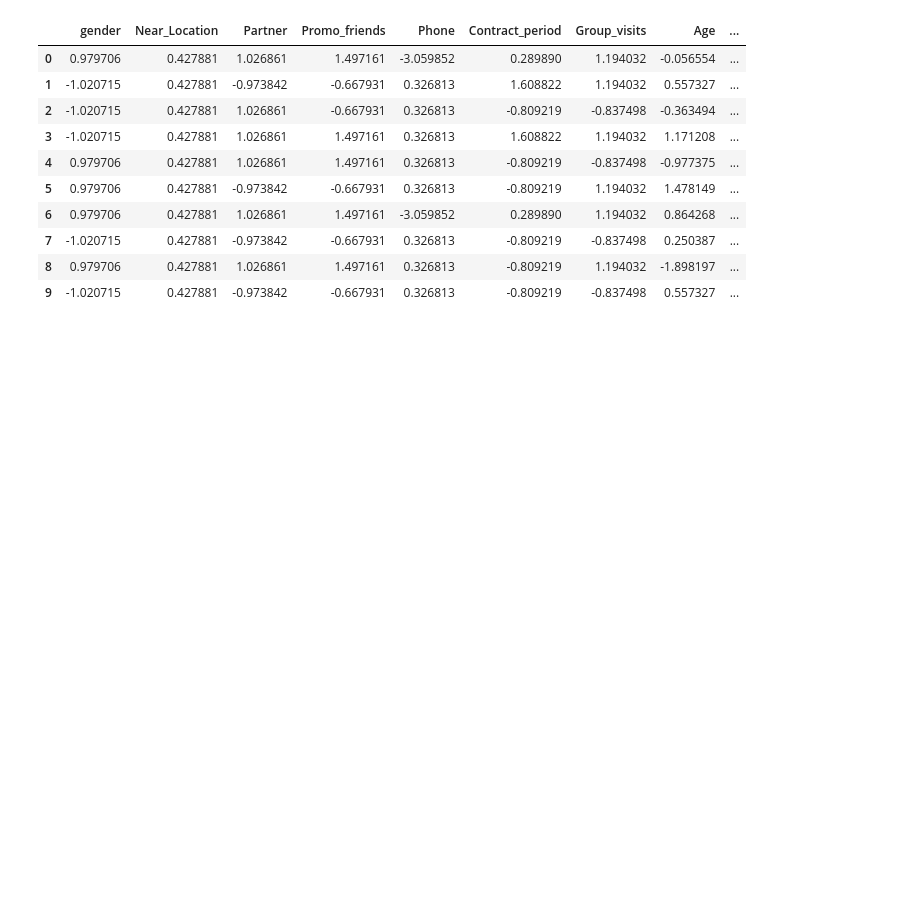
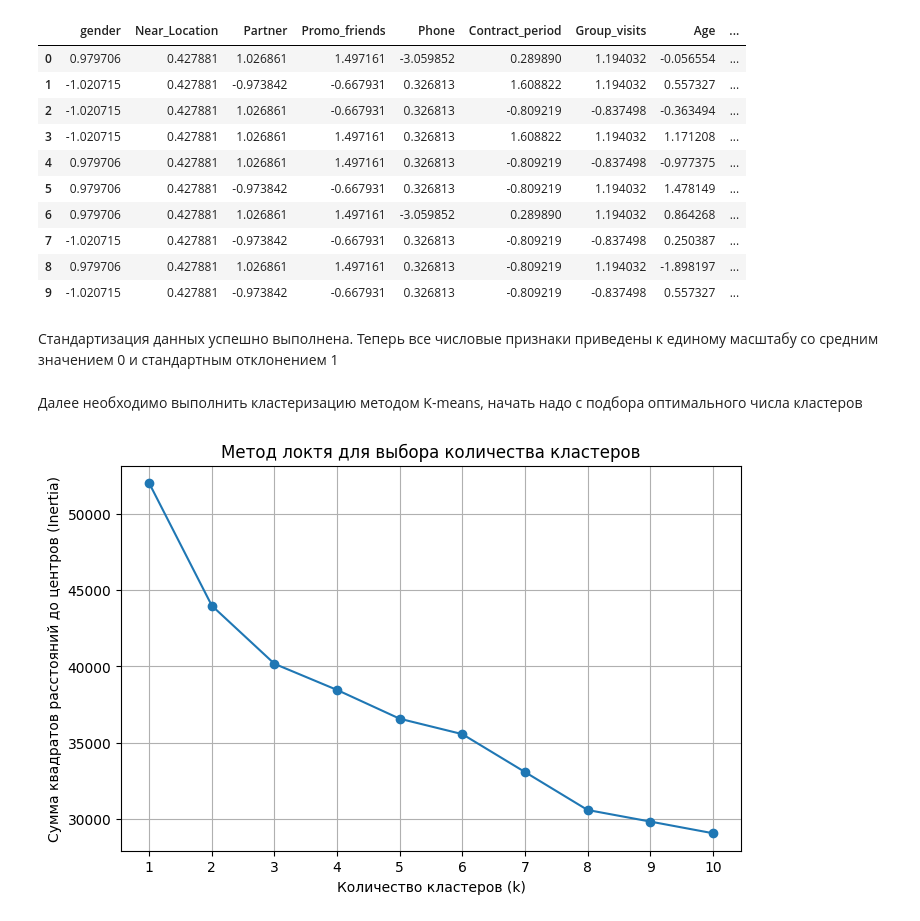
Before and after one commit to aarakova/AD, a Jupyter notebook: ЛР4_Ракова_15.ipynb, the cells around one changed output. Cells and saved outputs as stored; diff of their text form; code cells hidden in the pictures; blank space fills up the shorter version.

```diff
--- a/ЛР4_Ракова_15.ipynb
+++ b/ЛР4_Ракова_15.ipynb
@@ -118,3 +118,31 @@ scaled_df.head(10)
 | 7 | -1.020715 | 0.427881 | -0.973842 | -0.667931 | 0.326813 | -0.809219 | -0.837498 | 0.250387 | ... |
 | 8 | 0.979706 | 0.427881 | 1.026861 | 1.497161 | 0.326813 | -0.809219 | 1.194032 | -1.898197 | ... |
 | 9 | -1.020715 | 0.427881 | -0.973842 | -0.667931 | 0.326813 | -0.809219 | -0.837498 | 0.557327 | ... |
+# %% [markdown]
+Стандартизация данных успешно выполнена. Теперь все числовые признаки приведены к единому масштабу со средним значением 0 и стандартным отклонением 1
+# %% [markdown]
+Далее необходимо выполнить кластеризацию методом K-means, начать надо с подбора оптимального числа кластеров
+# %%
+from sklearn.cluster import KMeans
+import numpy as np
+
+# Подбор оптимального количества кластеров методом локтя
+inertia = []
+k_range = range(1, 11)
+
+for k in k_range:
+    kmeans = KMeans(n_clusters=k, random_state=42)
+    kmeans.fit(scaled_df.drop(columns=["Churn"]))
+    inertia.append(kmeans.inertia_)
+
+# Построение графика метода локтя
+plt.figure(figsize=(8, 5))
+plt.plot(k_range, inertia, marker="o")
+plt.title("Метод локтя для выбора количества кластеров")
+plt.xlabel("Количество кластеров (k)")
+plt.ylabel("Сумма квадратов расстояний до центров (Inertia)")
+plt.xticks(k_range)
+plt.grid()
+plt.show()
+# %% [output]
+[figure, added]
```
Also changed, not shown: parts of 2 cells of this notebook.
